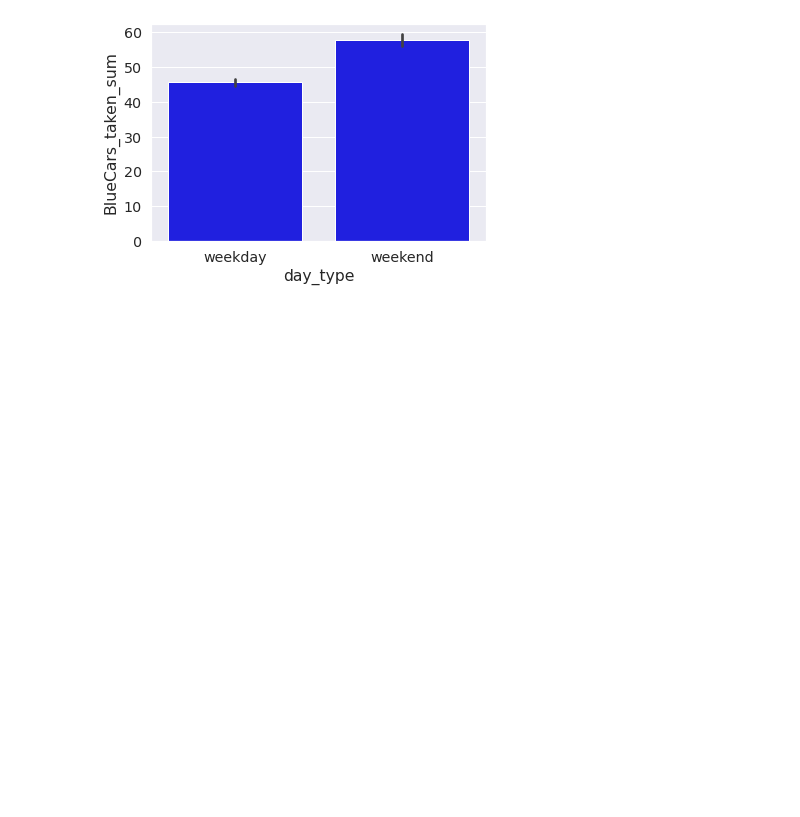
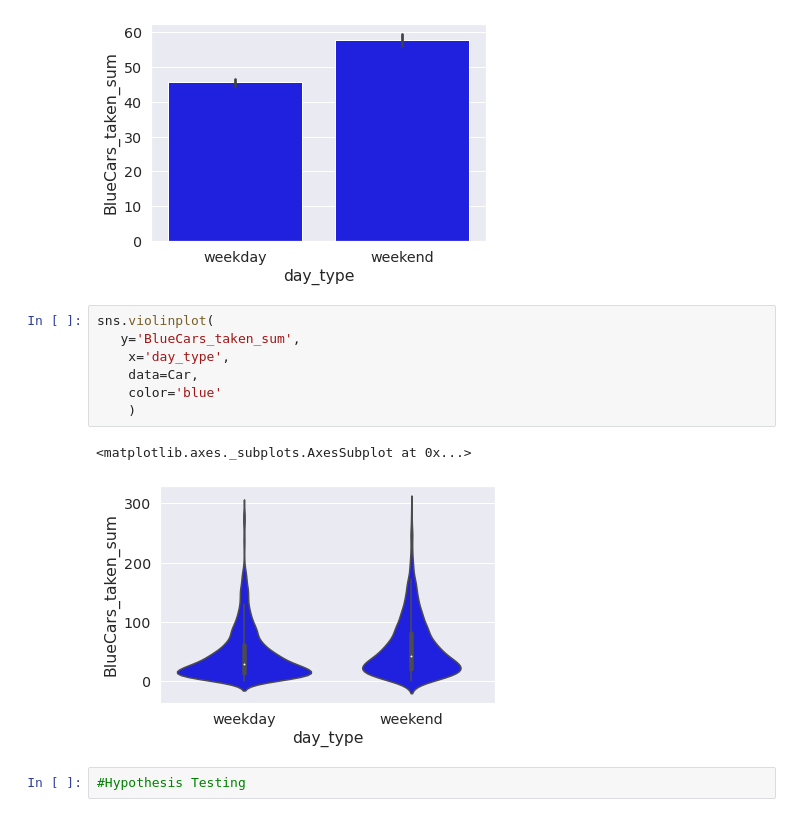
Before and after one commit to Gakarau/IP-Moringa, a Jupyter notebook: Independent_Project_Part_2.ipynb, the cells around one changed output. Cells and saved outputs as stored; diff of their text form; blank space fills up the shorter version.

```diff
--- a/Independent_Project_Part_2.ipynb
+++ b/Independent_Project_Part_2.ipynb
@@ -234,3 +234,15 @@ sns.barplot(
 # %% [output]
 <matplotlib.axes._subplots.AxesSubplot at 0x...>
 [figure]
+# %%
+sns.violinplot(
+   y='BlueCars_taken_sum',
+    x='day_type',
+    data=Car,
+    color='blue'
+    )
+# %% [output]
+<matplotlib.axes._subplots.AxesSubplot at 0x...>
+[figure, added]
+# %%
+#Hypothesis Testing
```
